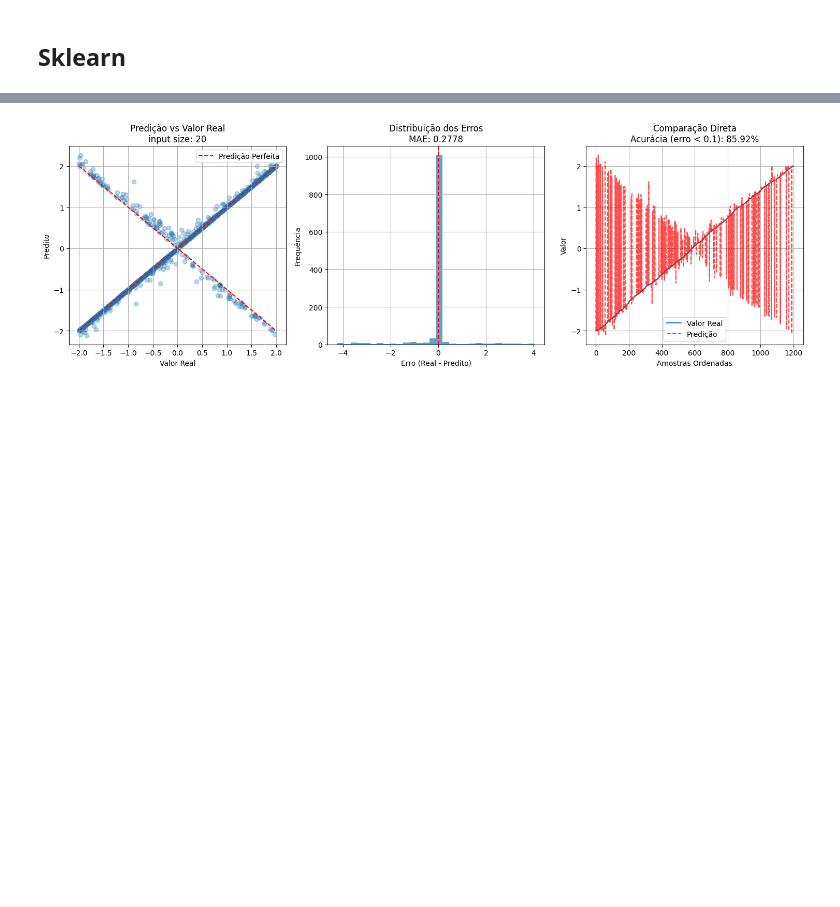
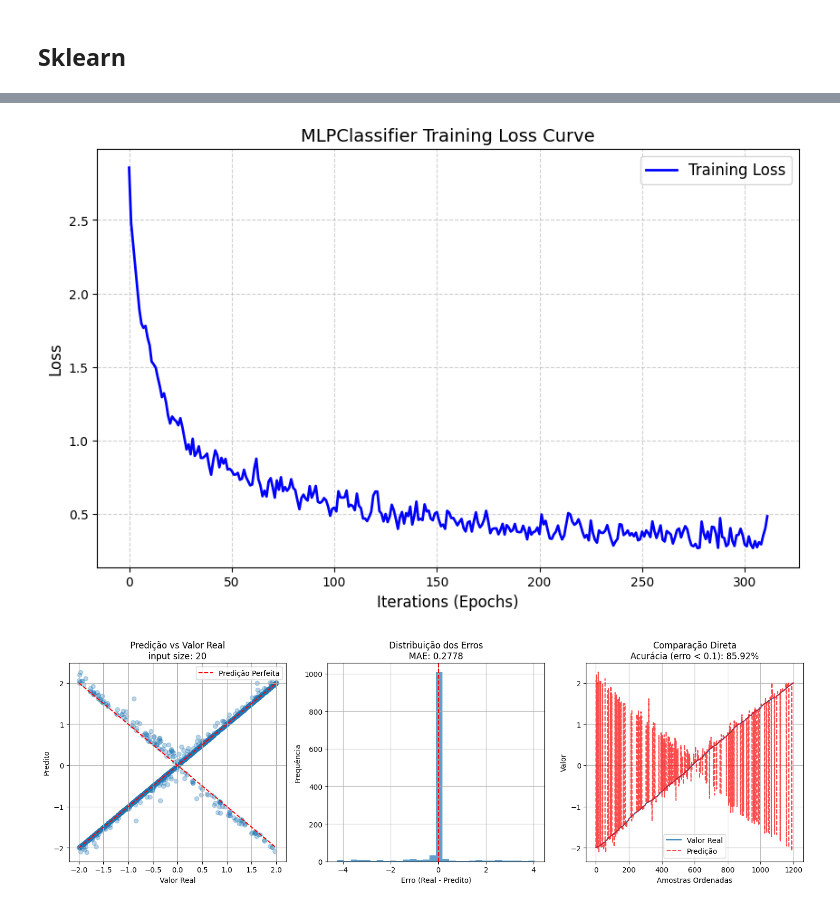
Before and after one commit to joaoBernardinoo/avoid-obstacle-collision, a Jupyter notebook: MLP.ipynb, the cells around one changed output, grey strips where cells are left out. Saved outputs shown, nothing was run; the diff lists cells and outputs as text; code cells hidden in the pictures; blank space fills up the shorter version.

```diff
--- a/MLP.ipynb
+++ b/MLP.ipynb
@@ -336,3 +447,15 @@ Validation score did not improve more than tol=0.000100 for 50 consecutive epoch
+# %%
+# Plot the loss curve
+plt.figure(figsize=(10, 6))
+plt.plot(mlp.loss_curve_, label='Training Loss', color='blue', linewidth=2)
+plt.title('MLPClassifier Training Loss Curve', fontsize=14)
+plt.xlabel('Iterations (Epochs)', fontsize=12)
+plt.ylabel('Loss', fontsize=12)
+plt.grid(True, linestyle='--', alpha=0.6)
+plt.legend(fontsize=12)
+plt.show()
+# %% [output]
+[figure, added]
 # %%
 # Recuperar a predição
 predicted_indices = mlp.predict(X_test)
```
Also changed, not shown: parts of 29 cells of this notebook, 27 other files.
